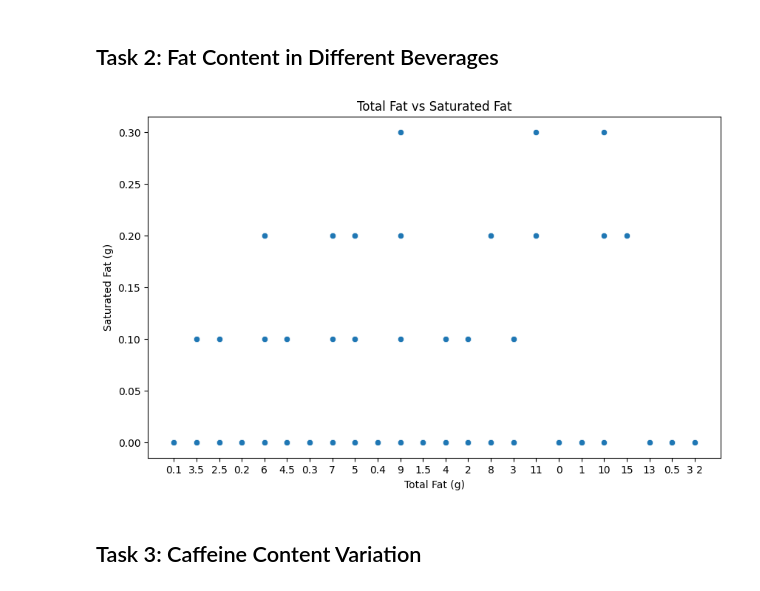
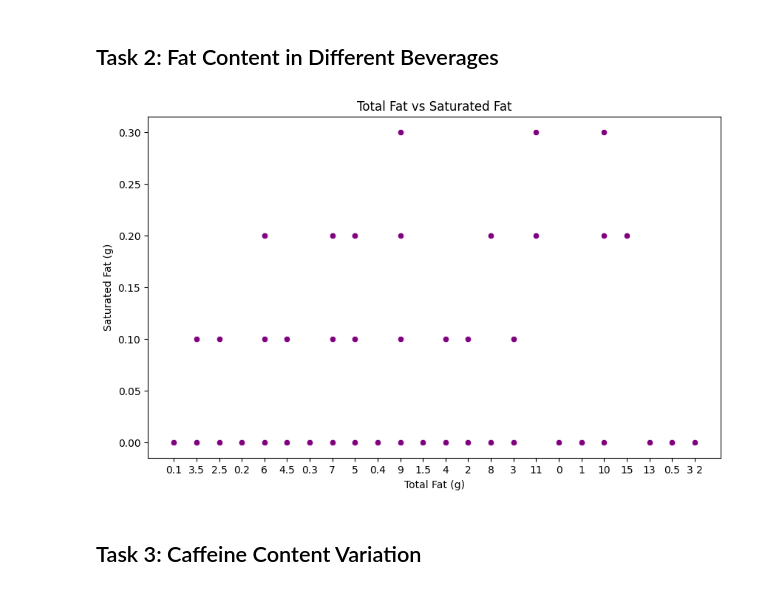
Before and after one commit to Tait-Sherfinski/AP-Computer-Science-Principles, a Jupyter notebook: Notebooks/prog6280b.ipynb, the cells around one changed output. Saved outputs shown, nothing was run; the diff lists cells and outputs as text; code cells hidden in the pictures.

```diff
--- a/Notebooks/prog6280b.ipynb
+++ b/Notebooks/prog6280b.ipynb
@@ -77,13 +76,13 @@ Text(0, 0.5, 'Calories')
 ## Task 2: Fat Content in Different Beverages
 # %%
 plt.figure(figsize=(10,6))
-sns.scatterplot(x='Total Fat (g)', y='Saturated Fat (g)', data=df)
+sns.scatterplot(x='Total Fat (g)', y='Saturated Fat (g)', data=df, color='purple')
 plt.title('Total Fat vs Saturated Fat')
 plt.xlabel('Total Fat (g)')
 plt.ylabel('Saturated Fat (g)')
 plt.show()
 # %% [output]
-[figure, old version]
+[figure, new version]
 # %% [markdown]
 ## Task 3: Caffeine Content Variation
 # %%
```
Also changed, not shown: parts of 7 cells of this notebook.
